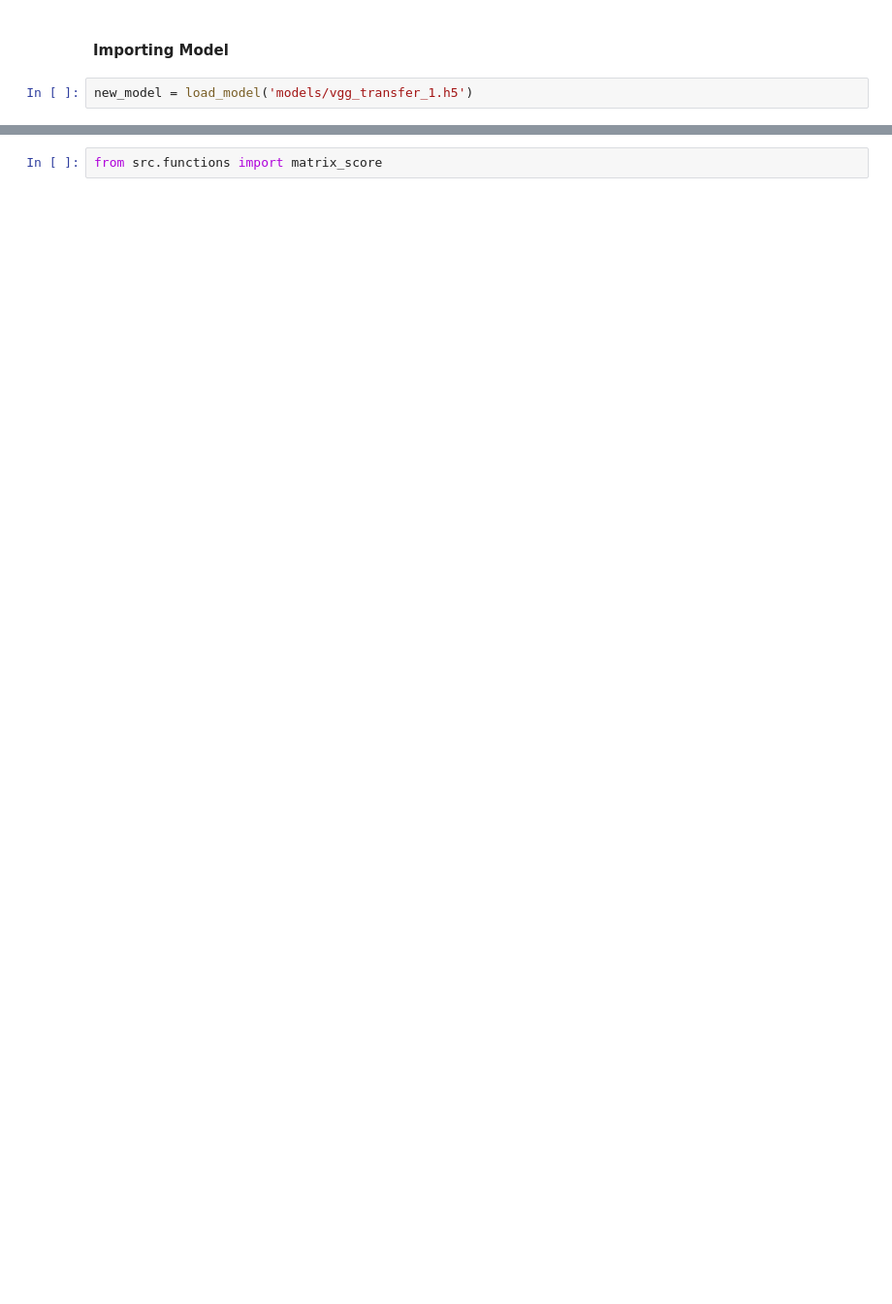
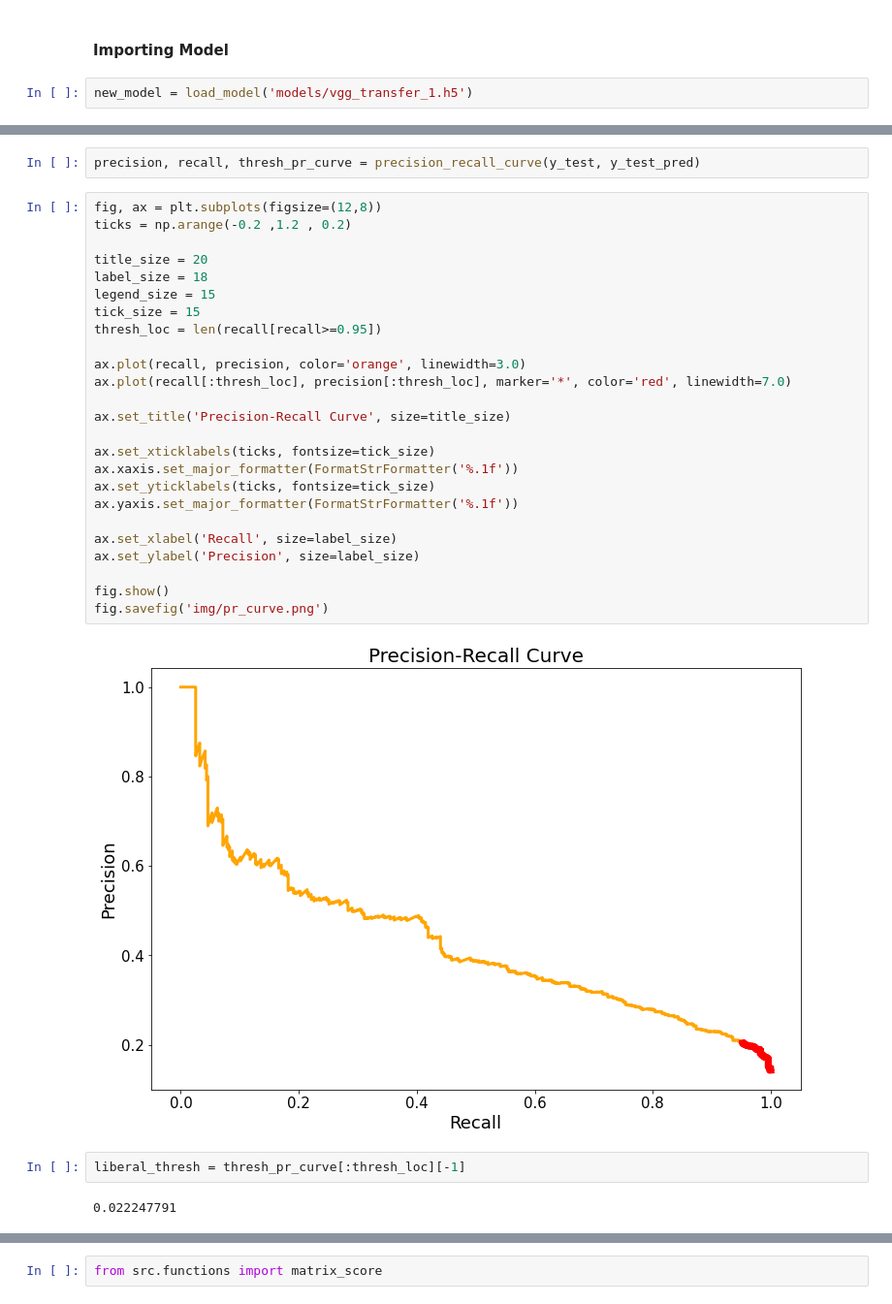
Before and after one commit to taksug229/cancer-image-recognition, a Jupyter notebook: 2. All Data Modeling.ipynb, the cells around one changed output, grey strips where cells are left out. Shown at 97% size. Saved outputs shown, nothing was run; the diff lists cells and outputs as text; blank space fills up the shorter version.

```diff
--- a/2. All Data Modeling.ipynb
+++ b/2. All Data Modeling.ipynb
@@ -145,0 +190,33 @@ new_model = load_model('models/vgg_transfer_1.h5')
+# %%
+precision, recall, thresh_pr_curve = precision_recall_curve(y_test, y_test_pred)
+# %%
+fig, ax = plt.subplots(figsize=(12,8))
+ticks = np.arange(-0.2 ,1.2 , 0.2)
+
+title_size = 20
+label_size = 18
+legend_size = 15
+tick_size = 15
+thresh_loc = len(recall[recall>=0.95])
+
+ax.plot(recall, precision, color='orange', linewidth=3.0)
+ax.plot(recall[:thresh_loc], precision[:thresh_loc], marker='*', color='red', linewidth=7.0)
+
+ax.set_title('Precision-Recall Curve', size=title_size)
+
+ax.set_xticklabels(ticks, fontsize=tick_size)
+ax.xaxis.set_major_formatter(FormatStrFormatter('%.1f'))
+ax.set_yticklabels(ticks, fontsize=tick_size)
+ax.yaxis.set_major_formatter(FormatStrFormatter('%.1f'))
+
+ax.set_xlabel('Recall', size=label_size)
+ax.set_ylabel('Precision', size=label_size)
+
+fig.show()
+fig.savefig('img/pr_curve.png')
+# %% [output]
+[figure, added]
+# %%
+liberal_thresh = thresh_pr_curve[:thresh_loc][-1]
+# %% [output]
+0.022247791
```
Also changed, not shown: parts of 43 cells of this notebook, 11 other files.
